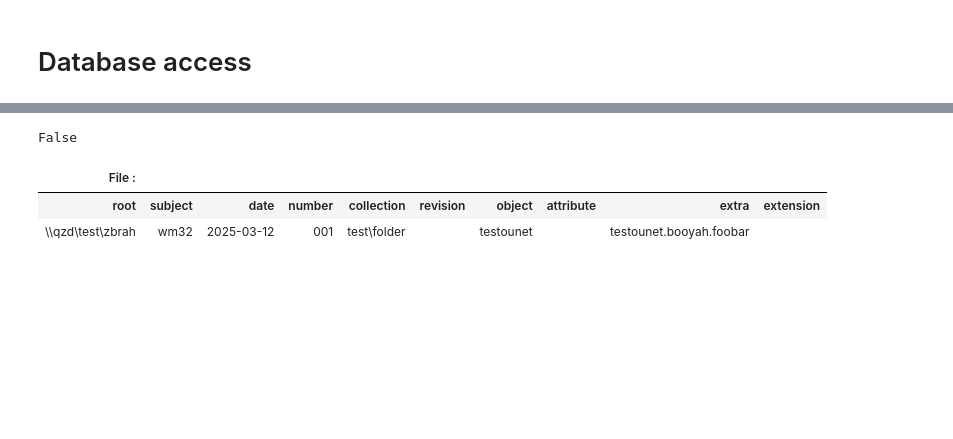
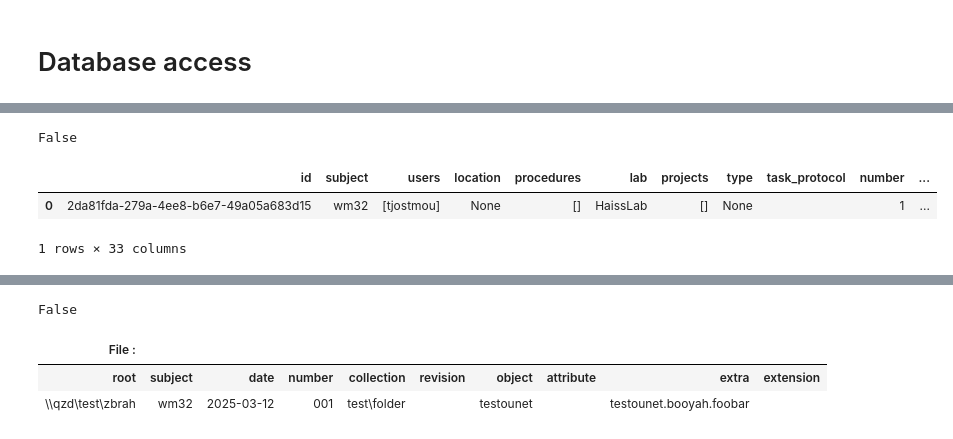
Before and after one commit to JostTim/alyx-local-connector, a Jupyter notebook: UsingONE.ipynb, the cells around one changed output, grey strips where cells are left out. Cells and saved outputs as stored; diff of their text form; code cells hidden in the pictures; blank space fills up the shorter version.

```diff
--- a/UsingONE.ipynb
+++ b/UsingONE.ipynb
@@ -2,3 +2,5 @@
 # Database access
 # %%
 from alyx_connector import Connector
+# connector = Connector(url="haiss-alyx-dev")
+connector = Connector(url="127.0.0.1")
@@ -4,0 +62,4 @@ from alyx_connector import Connector
+# %%
+connector.web_client.is_up()
+# %% [output]
+False
@@ -4,0 +68,7 @@ from alyx_connector import Connector
+# %%
+sessions = connector.search(subject="wm32",number="1",start_time="2025-05-05")
+sessions
+# %% [output]
+|  | id | subject | users | location | procedures | lab | projects | type | task_protocol | number | ... |
+| 0 | 2da81fda-279a-4ee8-b6e7-49a05a683d15 | wm32 | [tjostmou] | None | [] | HaissLab | [] | None |  | 1 | ... |
+1 rows × 33 columns
```
Also changed, not shown: parts of 33 cells of this notebook, 10 other files.
